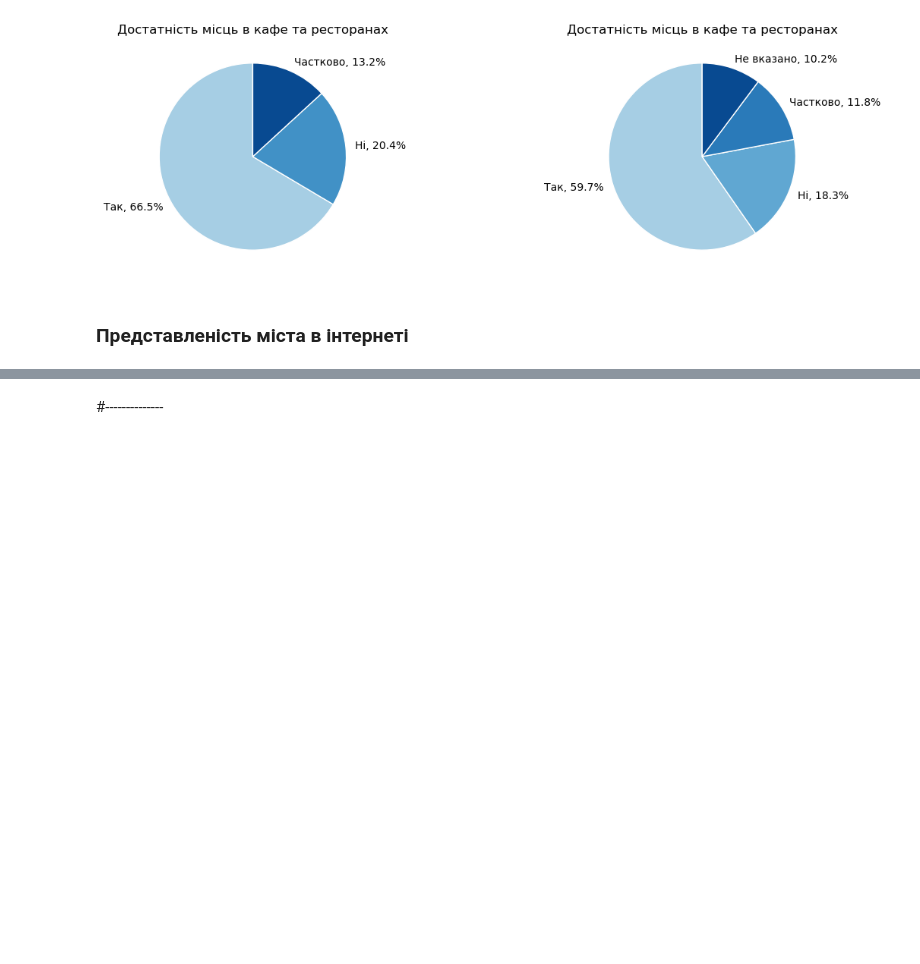
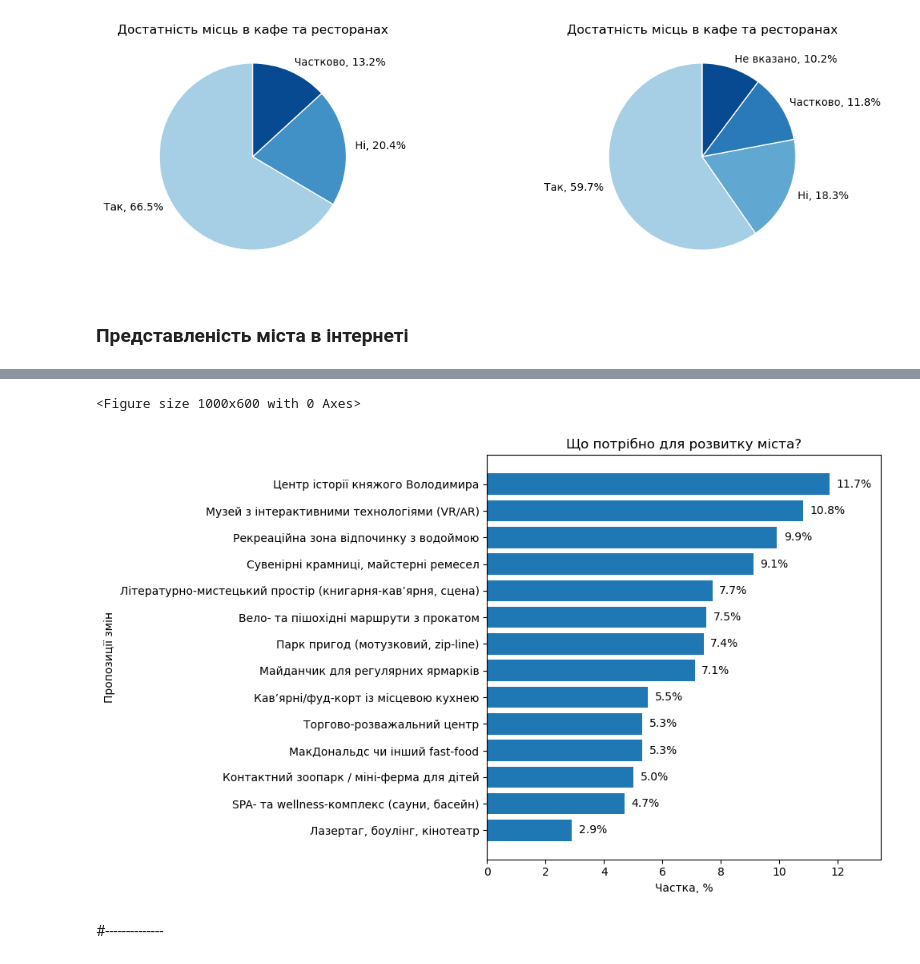
Before and after one commit to kucheriavii/volodymyr-tourism-survey, a Jupyter notebook: create_dataframe.ipynb, the cells around one changed output, grey strips where cells are left out. Drawn from its saved outputs; the diff is of its cells as text; code cells hidden in the pictures; blank space fills up the shorter version.

```diff
--- a/create_dataframe.ipynb
+++ b/create_dataframe.ipynb
@@ -366,2 +425,13 @@ radical(internet_rep, show_nan=True, title="Достатність місць в
+# %%
+df_key = df_total.loc[:, df_total.columns.str.contains(r"_tourism_development")]
+s = pd.Series(df_key.sum())
+s.index = s.index.str.replace(r"^_tourism_development", "", regex=True)
+s = s.sort_values(ascending=True)
+
+plt.figure(figsize=(10, 6))
+Bar(s, "Що потрібно для розвитку міста?")
+# %% [output]
+<Figure size 1000x600 with 0 Axes>
+[figure, added]
 # %% [markdown]
 #--------------
```
Also changed, not shown: parts of 5 cells of this notebook, 1 other file.
